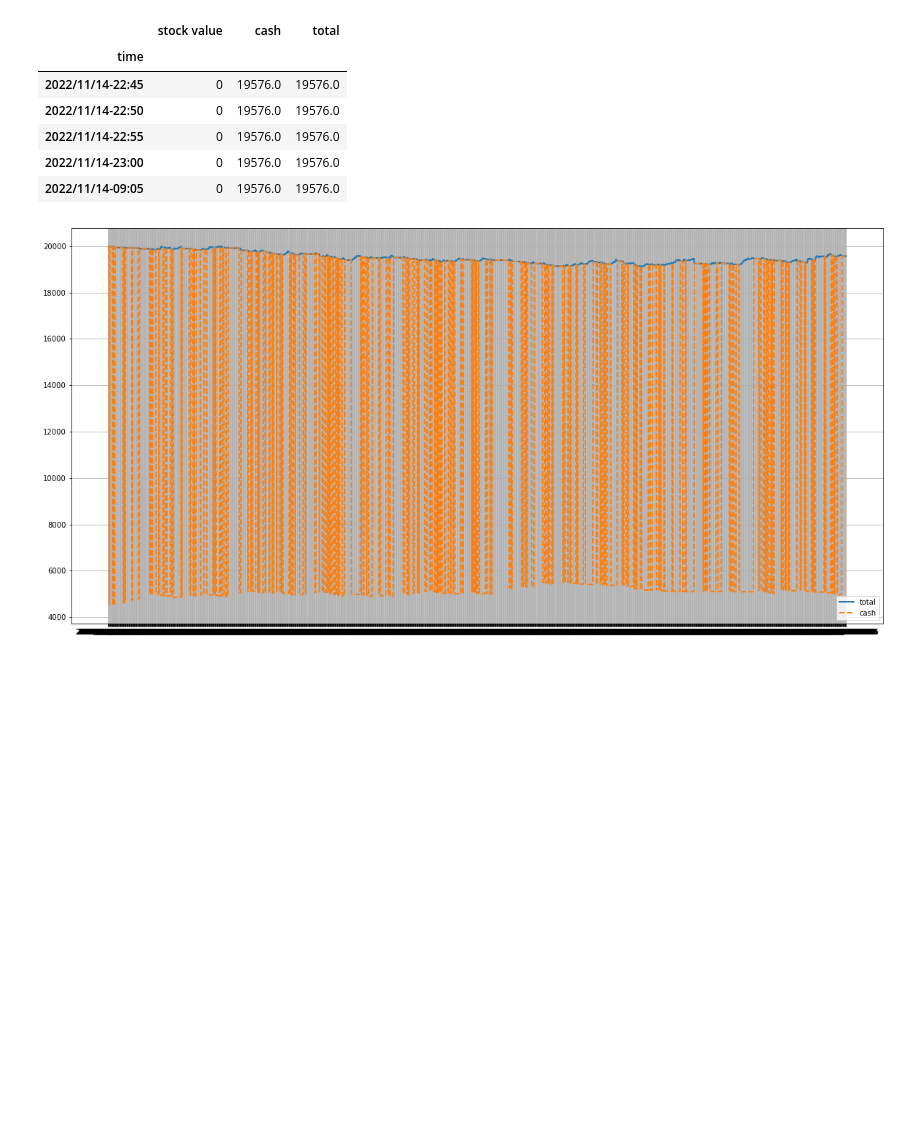
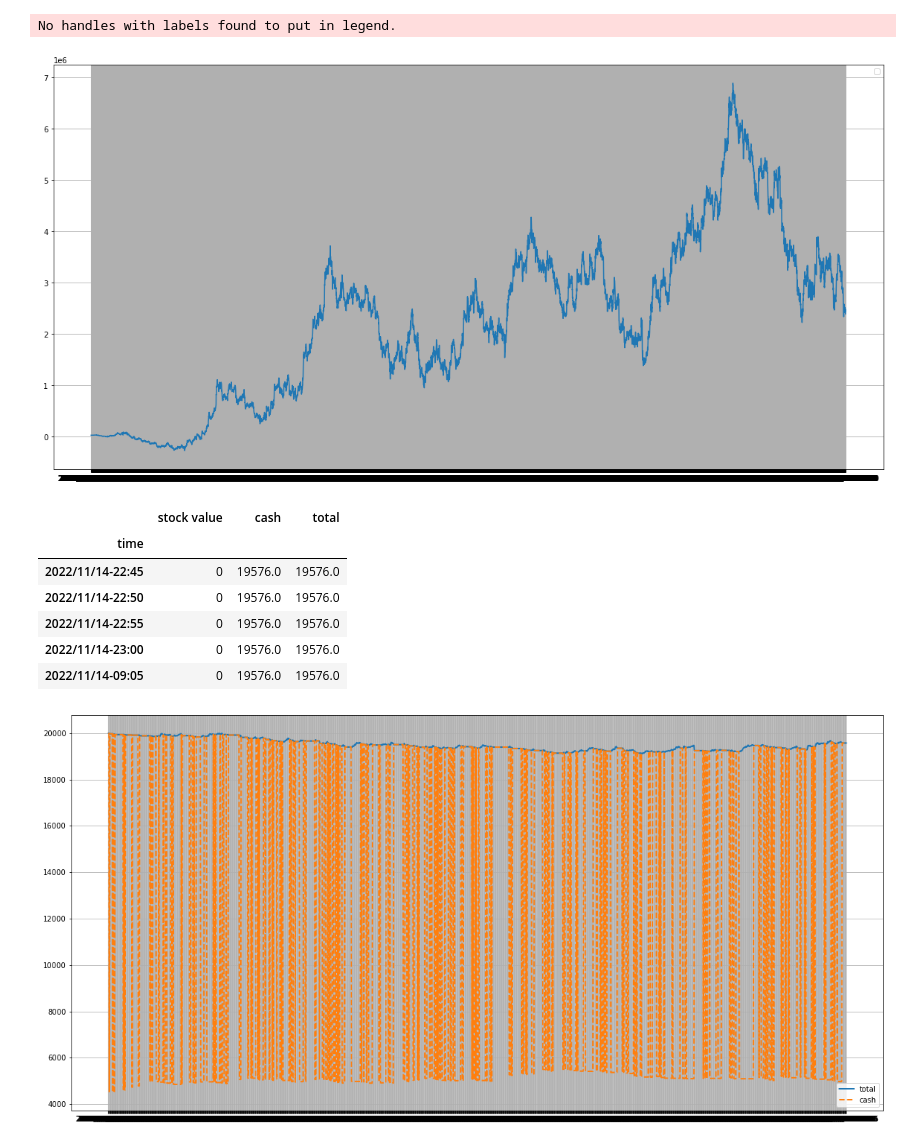
Before and after one commit to nuswgg/quants_qa, a Jupyter notebook: python/Py Quant Trading Practise/测试RB.ipynb, the cells around one changed output. Drawn from its saved outputs; the diff is of its cells as text; code cells hidden in the pictures; blank space fills up the shorter version.

```diff
--- a/python/Py Quant Trading Practise/测试RB.ipynb
+++ b/python/Py Quant Trading Practise/测试RB.ipynb
@@ -54,0 +145,12 @@ rb_df['short'] = np.where((rb_df['SLP0'] < 1000), -1, 0)
+# %%
+# long only
+rb_df['orders'] = 0
+position = 0
+for k in range(len(rb_df)):
+
+    if rb_df.BBB[k] and position == 0:
+        rb_df.orders.values[k] = 1
+        position = 1
+    elif position == 1  and ((rb_df.relative_h_bsp[k]) or (rb_df.cross_b_stoploss[k])):
+        rb_df.orders.values[k] = -1
+        position = 0
@@ -54,0 +171,23 @@ rb_df['short'] = np.where((rb_df['SLP0'] < 1000), -1, 0)
+# %%
+# short only
+rb_df['orders'] = 0
+position = 0
+for k in range(len(rb_df)):
+
+    if rb_df.SSS[k] == True and position == 0:
+        rb_df.orders.values[k] = -1
+        position = 1
+    elif position == 1  and ((rb_df.relative_h_bsp[k]) or (rb_df.cross_s_stoploss[k])):
+        rb_df.orders.values[k] = 1
+        position = 0
+# %%
+initial_cash = 20000
+positions = pd.DataFrame(index = rb_df.index)
+portfolio = pd.DataFrame(index = rb_df.index)
+positions['stock'] = 4*rb_df['orders'].cumsum()
+# portfolio = positions.multiply(rb_df['close'],axis=0)
+portfolio['holding_values'] = positions.multiply(rb_df['close'],axis=0)
+pos_diff = positions.diff()
+
+portfolio['cash'] = initial_cash + (pos_diff.multiply(rb_df['close'],axis=0)).cumsum()
+portfolio['total'] = portfolio['cash'] - portfolio['holding_values']
@@ -54,0 +210,2 @@ rb_df['short'] = np.where((rb_df['SLP0'] < 1000), -1, 0)
+# %%
+portfolio['orders'] = rb_df['orders']
@@ -55,3 +247,13 @@ rb_df['short'] = np.where((rb_df['SLP0'] < 1000), -1, 0)
+# %%
+plt.figure(figsize = (20,10))
+plt.plot(portfolio['total'])
+# plt.plot(portfolio['holding_values'],'--')
+plt.grid()
+plt.legend()
+plt.show()
+# %% [output]
+No handles with labels found to put in legend.
+[figure, added]
 # %%
 initial_cash = 20000
 positions = pd.DataFrame(index = rb_df.index)
```
Also changed, not shown: parts of 29 cells of this notebook, 7 other files.
